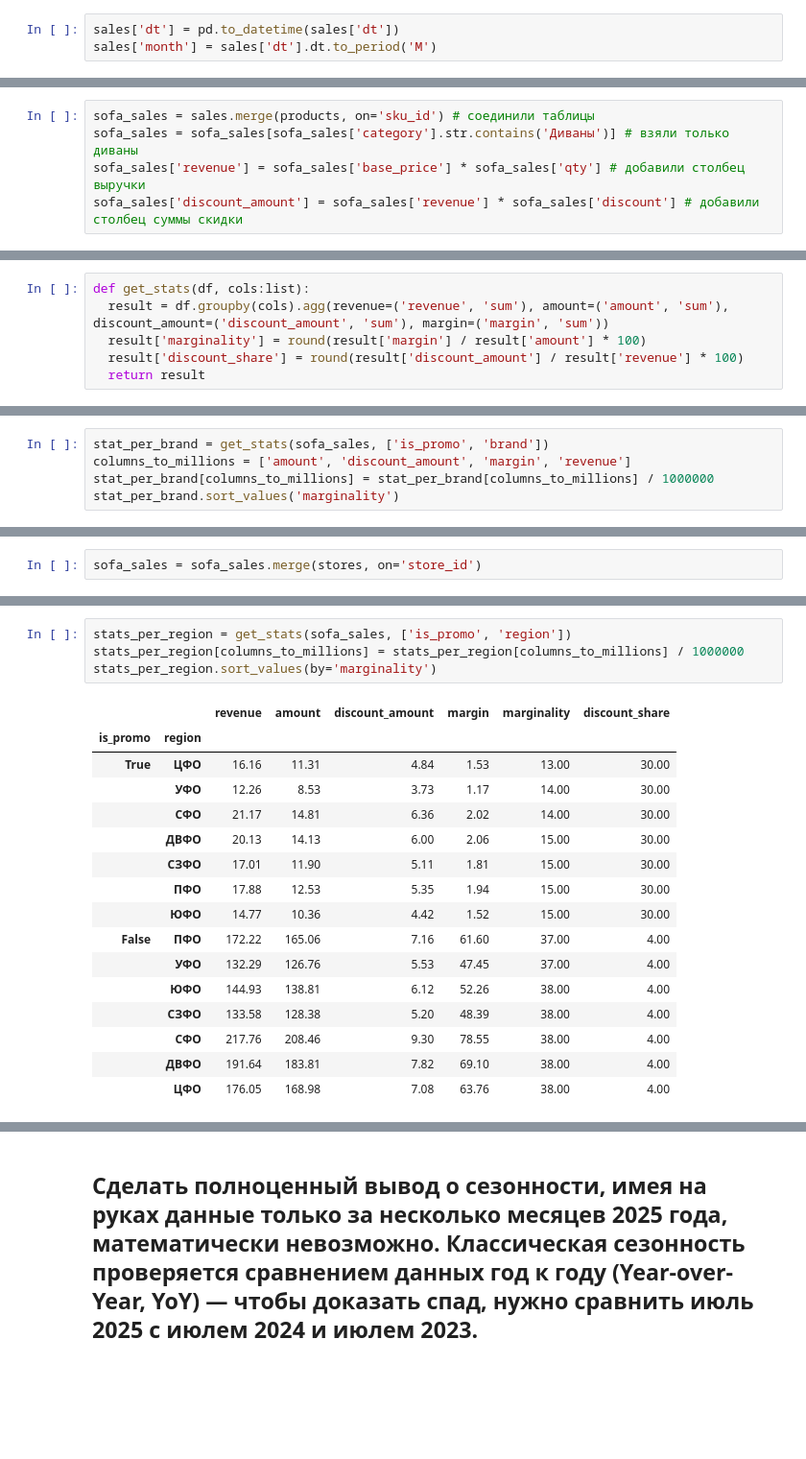
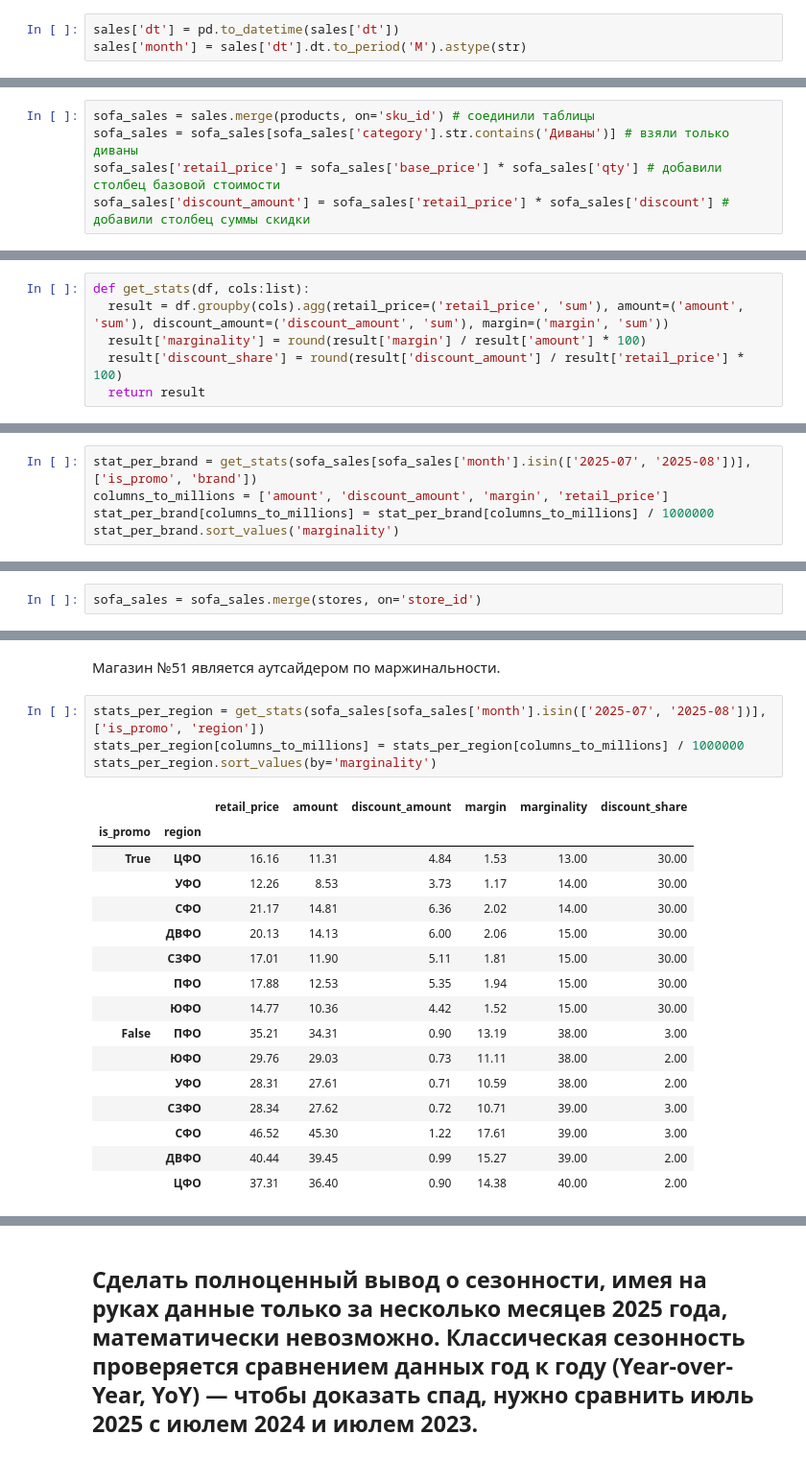
Before and after one commit to Boris160498/Askona, a Jupyter notebook: Askona.ipynb, the cells around one changed output, grey strips where cells are left out. Shown at 96% size. Drawn from its saved outputs; the diff is of its cells as text; blank space fills up the shorter version.

```diff
--- a/Askona.ipynb
+++ b/Askona.ipynb
@@ -79,5 +79,5 @@ memory usage: 3.3+ MB
 # Приведём данные к нужному формату, добавим месяц продаж, чтобы можно было сгруппировать по нему для анализа
 # %%
 sales['dt'] = pd.to_datetime(sales['dt'])
-sales['month'] = sales['dt'].dt.to_period('M')
+sales['month'] = sales['dt'].dt.to_period('M').astype(str)
 # %% [markdown]
@@ -85,8 +85,8 @@ sales['month'] = sales['dt'].dt.to_period('M')
 # %%
 sofa_sales = sales.merge(products, on='sku_id') # соединили таблицы
 sofa_sales = sofa_sales[sofa_sales['category'].str.contains('Диваны')] # взяли только диваны
-sofa_sales['revenue'] = sofa_sales['base_price'] * sofa_sales['qty'] # добавили столбец выручки
-sofa_sales['discount_amount'] = sofa_sales['revenue'] * sofa_sales['discount'] # добавили столбец суммы скидки
+sofa_sales['retail_price'] = sofa_sales['base_price'] * sofa_sales['qty'] # добавили столбец базовой стоимости
+sofa_sales['discount_amount'] = sofa_sales['retail_price'] * sofa_sales['discount'] # добавили столбец суммы скидки
 # %%
 sofa_sales.head()
 # %% [output]
@@ -106,7 +125,7 @@ sales_per_mth['discount_share'] = round(sales_per_mth['discount_amount'] / sales
 # Создадим функцию для получения сгруппированной таблицы с вышеперечисленными показателями.
 # %%
 def get_stats(df, cols:list):
-  result = df.groupby(cols).agg(revenue=('revenue', 'sum'), amount=('amount', 'sum'), discount_amount=('discount_amount', 'sum'), margin=('margin', 'sum'))
+  result = df.groupby(cols).agg(retail_price=('retail_price', 'sum'), amount=('amount', 'sum'), discount_amount=('discount_amount', 'sum'), margin=('margin', 'sum'))
   result['marginality'] = round(result['margin'] / result['amount'] * 100)
-  result['discount_share'] = round(result['discount_amount'] / result['revenue'] * 100)
+  result['discount_share'] = round(result['discount_amount'] / result['retail_price'] * 100)
   return result
@@ -175,6 +177,6 @@ comparison
 # %%
-stat_per_brand = get_stats(sofa_sales, ['is_promo', 'brand'])
-columns_to_millions = ['amount', 'discount_amount', 'margin', 'revenue']
+stat_per_brand = get_stats(sofa_sales[sofa_sales['month'].isin(['2025-07', '2025-08'])], ['is_promo', 'brand'])
+columns_to_millions = ['amount', 'discount_amount', 'margin', 'retail_price']
 stat_per_brand[columns_to_millions] = stat_per_brand[columns_to_millions] / 1000000
 stat_per_brand.sort_values('marginality')
 # %% [output]
@@ -216,12 +222,14 @@ stats_per_store[stats_per_store['marginality'] <= 10].sort_values(by='marginalit
 |  | 8 | 2.41 | 1.69 | 0.72 | 0.18 | 10.00 | 30.00 |
 |  | 46 | 1.34 | 0.95 | 0.39 | 0.10 | 10.00 | 29.00 |
 |  | 59 | 1.86 | 1.29 | 0.56 | 0.13 | 10.00 | 30.00 |
+# %% [markdown]
+Магазин №51 является аутсайдером по маржинальности.
 # %%
-stats_per_region = get_stats(sofa_sales, ['is_promo', 'region'])
+stats_per_region = get_stats(sofa_sales[sofa_sales['month'].isin(['2025-07', '2025-08'])], ['is_promo', 'region'])
 stats_per_region[columns_to_millions] = stats_per_region[columns_to_millions] / 1000000
 stats_per_region.sort_values(by='marginality')
 # %% [output]
-|  |  | revenue | amount | discount_amount | margin | marginality | discount_share |
+|  |  | retail_price | amount | discount_amount | margin | marginality | discount_share |
 | is_promo | region |  |  |  |  |  |  |
 | True | ЦФО | 16.16 | 11.31 | 4.84 | 1.53 | 13.00 | 30.00 |
 |  | УФО | 12.26 | 8.53 | 3.73 | 1.17 | 14.00 | 30.00 |
@@ -230,10 +238,10 @@ stats_per_region.sort_values(by='marginality')
 |  | СЗФО | 17.01 | 11.90 | 5.11 | 1.81 | 15.00 | 30.00 |
 |  | ПФО | 17.88 | 12.53 | 5.35 | 1.94 | 15.00 | 30.00 |
 |  | ЮФО | 14.77 | 10.36 | 4.42 | 1.52 | 15.00 | 30.00 |
-| False | ПФО | 172.22 | 165.06 | 7.16 | 61.60 | 37.00 | 4.00 |
-|  | УФО | 132.29 | 126.76 | 5.53 | 47.45 | 37.00 | 4.00 |
-|  | ЮФО | 144.93 | 138.81 | 6.12 | 52.26 | 38.00 | 4.00 |
-|  | СЗФО | 133.58 | 128.38 | 5.20 | 48.39 | 38.00 | 4.00 |
-|  | СФО | 217.76 | 208.46 | 9.30 | 78.55 | 38.00 | 4.00 |
-|  | ДВФО | 191.64 | 183.81 | 7.82 | 69.10 | 38.00 | 4.00 |
-|  | ЦФО | 176.05 | 168.98 | 7.08 | 63.76 | 38.00 | 4.00 |
+| False | ПФО | 35.21 | 34.31 | 0.90 | 13.19 | 38.00 | 3.00 |
+|  | ЮФО | 29.76 | 29.03 | 0.73 | 11.11 | 38.00 | 2.00 |
+|  | УФО | 28.31 | 27.61 | 0.71 | 10.59 | 38.00 | 2.00 |
+|  | СЗФО | 28.34 | 27.62 | 0.72 | 10.71 | 39.00 | 3.00 |
+|  | СФО | 46.52 | 45.30 | 1.22 | 17.61 | 39.00 | 3.00 |
+|  | ДВФО | 40.44 | 39.45 | 0.99 | 15.27 | 39.00 | 2.00 |
+|  | ЦФО | 37.31 | 36.40 | 0.90 | 14.38 | 40.00 | 2.00 |
```
Also changed, not shown: parts of 25 cells of this notebook.
